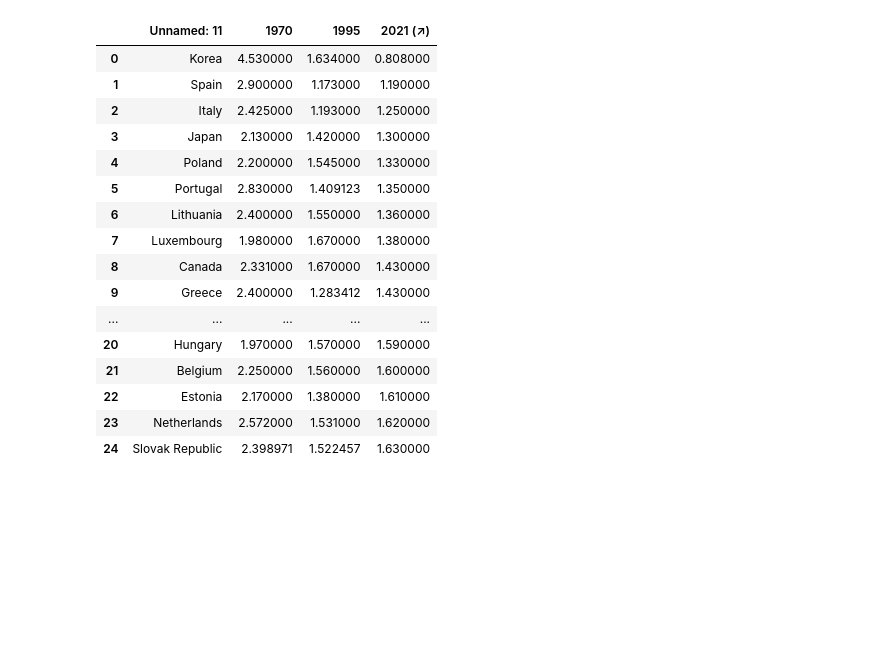
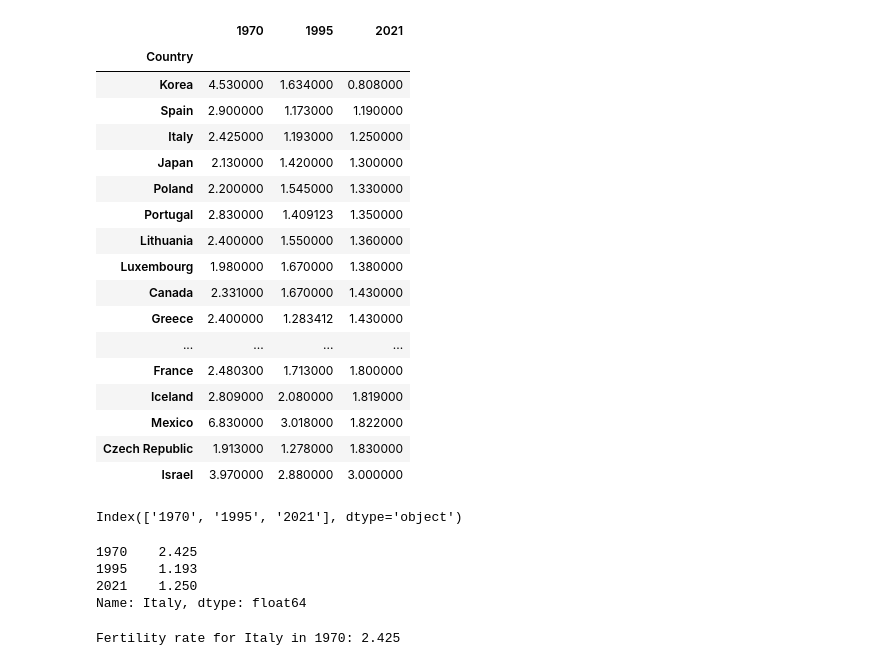
Before and after one commit to Lyceriuss/Python-Henrik-Pedersen-OPA2023, a Jupyter notebook: Lab2/Labb2_Project.ipynb, the cells around one changed output. Saved outputs shown, nothing was run; the diff lists cells and outputs as text; code cells hidden in the pictures; blank space fills up the shorter version.

```diff
--- a/Lab2/Labb2_Project.ipynb
+++ b/Lab2/Labb2_Project.ipynb
@@ -1,33 +1,65 @@
 # %%
 import pandas as pd
+import numpy as np
 import dataframe_image as dfi
 import matplotlib.pyplot as plt
 import seaborn as sns
 import plotly.express as px
 import plotly.graph_objs as go
 from plotly.subplots import make_subplots
 
 df_fertility = pd.read_excel("Data/1.1_OECD_Fertility_rate.xlsx"  ,sheet_name="Chart SF2.1.A",
     usecols="L,N, O, R",
-    skiprows=3)
+    skiprows=3 ,nrows=39)
 
+df_fertility = df_fertility.rename(columns={
+    df_fertility.columns[0]: "Country",
+    df_fertility.columns[1]: "1970",
+    df_fertility.columns[2]: "1995",
+    df_fertility.columns[3]: "2021"
+})
 
-df_fertility.head(25)
+df_fertility.set_index("Country", inplace=True)
+
+df_fertility.head(39)
 # %% [output]
-|  | Unnamed: 11 | 1970 | 1995 | 2021 (↗) |
-| 0 | Korea | 4.530000 | 1.634000 | 0.808000 |
-| 1 | Spain | 2.900000 | 1.173000 | 1.190000 |
-| 2 | Italy | 2.425000 | 1.193000 | 1.250000 |
-| 3 | Japan | 2.130000 | 1.420000 | 1.300000 |
-| 4 | Poland | 2.200000 | 1.545000 | 1.330000 |
-| 5 | Portugal | 2.830000 | 1.409123 | 1.350000 |
-| 6 | Lithuania | 2.400000 | 1.550000 | 1.360000 |
-| 7 | Luxembourg | 1.980000 | 1.670000 | 1.380000 |
-| 8 | Canada | 2.331000 | 1.670000 | 1.430000 |
-| 9 | Greece | 2.400000 | 1.283412 | 1.430000 |
-| ... | ... | ... | ... | ... |
-| 20 | Hungary | 1.970000 | 1.570000 | 1.590000 |
-| 21 | Belgium | 2.250000 | 1.560000 | 1.600000 |
-| 22 | Estonia | 2.170000 | 1.380000 | 1.610000 |
-| 23 | Netherlands | 2.572000 | 1.531000 | 1.620000 |
-| 24 | Slovak Republic | 2.398971 | 1.522457 | 1.630000 |
+|  | 1970 | 1995 | 2021 |
+| Country |  |  |  |
+| Korea | 4.530000 | 1.634000 | 0.808000 |
+| Spain | 2.900000 | 1.173000 | 1.190000 |
+| Italy | 2.425000 | 1.193000 | 1.250000 |
+| Japan | 2.130000 | 1.420000 | 1.300000 |
+| Poland | 2.200000 | 1.545000 | 1.330000 |
+| Portugal | 2.830000 | 1.409123 | 1.350000 |
+| Lithuania | 2.400000 | 1.550000 | 1.360000 |
+| Luxembourg | 1.980000 | 1.670000 | 1.380000 |
+| Canada | 2.331000 | 1.670000 | 1.430000 |
+| Greece | 2.400000 | 1.283412 | 1.430000 |
+| ... | ... | ... | ... |
+| France | 2.480300 | 1.713000 | 1.800000 |
+| Iceland | 2.809000 | 2.080000 | 1.819000 |
+| Mexico | 6.830000 | 3.018000 | 1.822000 |
+| Czech Republic | 1.913000 | 1.278000 | 1.830000 |
+| Israel | 3.970000 | 2.880000 | 3.000000 |
+# %%
+print(df_fertility.columns)
+# %% [output]
+Index(['1970', '1995', '2021'], dtype='object')
+# %%
+try:
+    print(df_fertility.loc['Italy'])
+except KeyError as e:
+    print(f"Data for Italy not found: {e}")
+# %% [output]
+1970    2.425
+1995    1.193
+2021    1.250
+Name: Italy, dtype: float64
+# %%
+try:
+    italy_1970_data = df_fertility.loc['Italy', '1970']
+    print(f"Fertility rate for Italy in 1970: {italy_1970_data}")
+except KeyError as e:
+    print(f"Data not found: {e}")
+# %% [output]
+Fertility rate for Italy in 1970: 2.425
```
Also changed, not shown: parts of 3 cells of this notebook, 1 other file.
